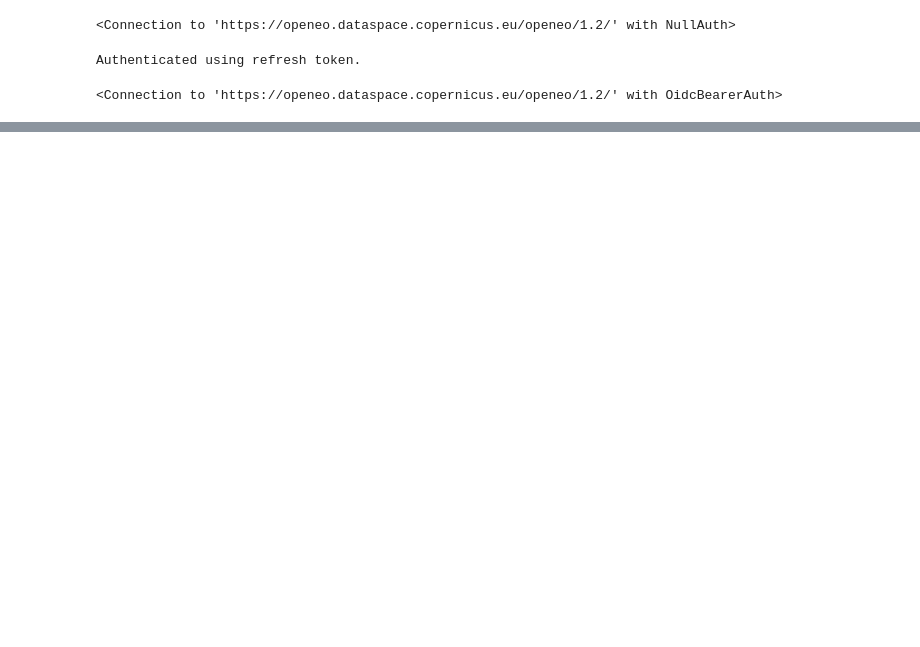
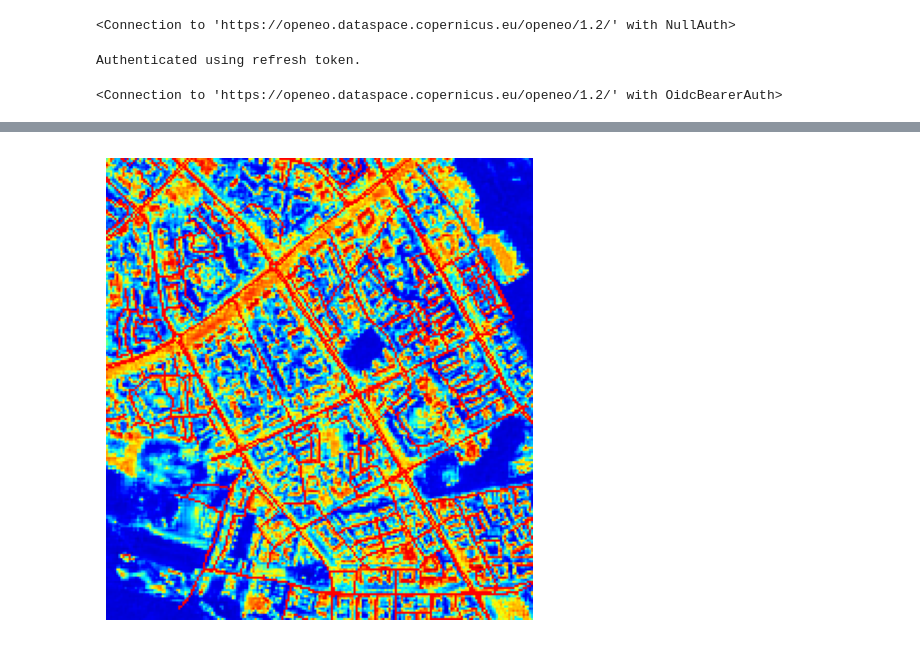
Before and after one commit to barszot/Cassini2024, a Jupyter notebook: tutorial_copernicus.ipynb, the cells around one changed output, grey strips where cells are left out. Drawn from its saved outputs; the diff is of its cells as text; code cells hidden in the pictures; blank space fills up the shorter version.

```diff
--- a/tutorial_copernicus.ipynb
+++ b/tutorial_copernicus.ipynb
@@ -147,0 +221,27 @@ plt.show()
+# %%
+from PIL import Image
+
+# Wczytanie obrazów
+background = Image.open("maps/ndmi_streets_clean.png")
+overlay = Image.open("maps/kabaty_streets_pixelated_transparent.png")
+
+# Upewnij się, że oba obrazy mają ten sam rozmiar
+if background.size != overlay.size:
+    overlay = overlay.resize(background.size)  # Zmiana rozmiaru overlay, jeśli to konieczne
+
+# Nałożenie overlay na background
+# Ostatni argument 'overlay' to maska alpha, która pozwala zachować przezroczystość
+background.paste(overlay, (0, 0), overlay)
+
+# Zapisanie wyniku
+background.save("maps/combined_image.png")
+
+
+# Wyświetlenie obrazu w Jupyter Notebook
+img = Image.open("maps/combined_image.png")
+plt.figure(figsize=(6, 6))
+plt.imshow(img)
+plt.axis('off')  # Ukrycie osi
+plt.show()
+# %% [output]
+[figure, added]
```
Also changed, not shown: parts of 8 cells of this notebook, 1 other file.
